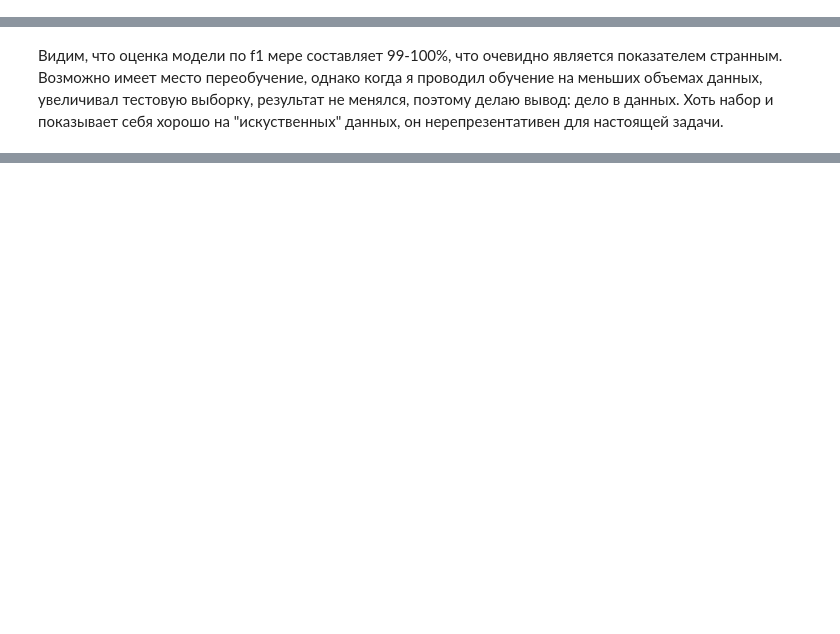
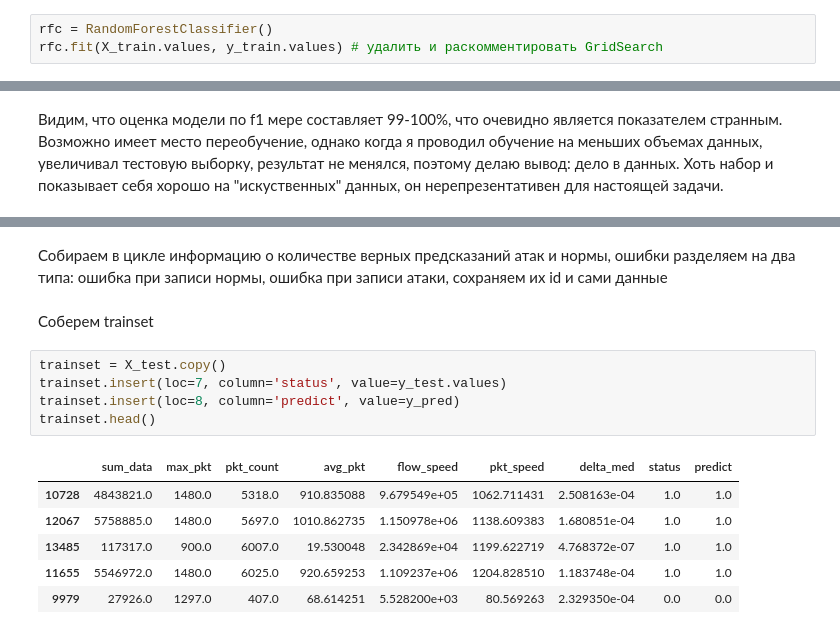
Before and after one commit to nedeadinside/TestTask, a Jupyter notebook: main.ipynb, the cells around one changed output, grey strips where cells are left out. Saved outputs shown, nothing was run; the diff lists cells and outputs as text; blank space fills up the shorter version.

```diff
--- a/main.ipynb
+++ b/main.ipynb
@@ -62,0 +58,3 @@ rfc = RandomForestClassifier()
+# %%
+rfc = RandomForestClassifier()
+rfc.fit(X_train.values, y_train.values) # удалить и раскомментировать GridSearch
@@ -79,0 +89,16 @@ f1_score(y_pred, y_test)
+# %% [markdown]
+Собираем в цикле информацию о количестве верных предсказаний атак и нормы, ошибки разделяем на два типа: ошибка при записи нормы, ошибка при записи атаки, сохраняем их id и сами данные
+# %% [markdown]
+Соберем trainset
+# %%
+trainset = X_test.copy()
+trainset.insert(loc=7, column='status', value=y_test.values)
+trainset.insert(loc=8, column='predict', value=y_pred)
+trainset.head()
+# %% [output]
+|  | sum_data | max_pkt | pkt_count | avg_pkt | flow_speed | pkt_speed | delta_med | status | predict |
+| 10728 | 4843821.0 | 1480.0 | 5318.0 | 910.835088 | 9.679549e+05 | 1062.711431 | 2.508163e-04 | 1.0 | 1.0 |
+| 12067 | 5758885.0 | 1480.0 | 5697.0 | 1010.862735 | 1.150978e+06 | 1138.609383 | 1.680851e-04 | 1.0 | 1.0 |
+| 13485 | 117317.0 | 900.0 | 6007.0 | 19.530048 | 2.342869e+04 | 1199.622719 | 4.768372e-07 | 1.0 | 1.0 |
+| 11655 | 5546972.0 | 1480.0 | 6025.0 | 920.659253 | 1.109237e+06 | 1204.828510 | 1.183748e-04 | 1.0 | 1.0 |
+| 9979 | 27926.0 | 1297.0 | 407.0 | 68.614251 | 5.528200e+03 | 80.569263 | 2.329350e-04 | 0.0 | 0.0 |
```
Also changed, not shown: parts of 23 cells of this notebook, 3 other files.
